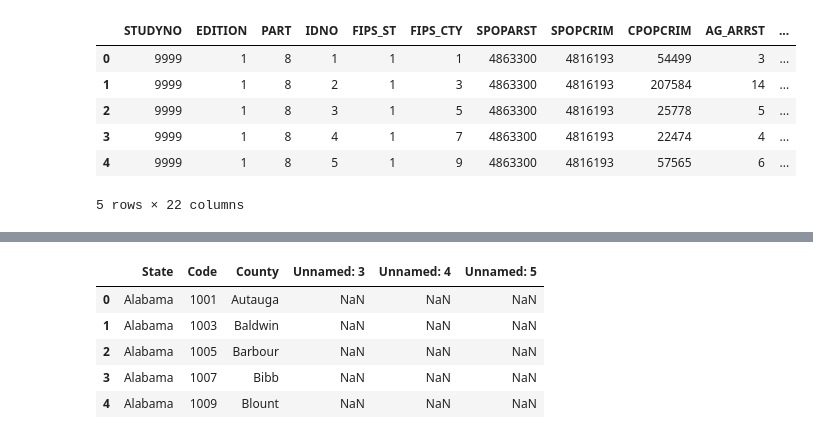
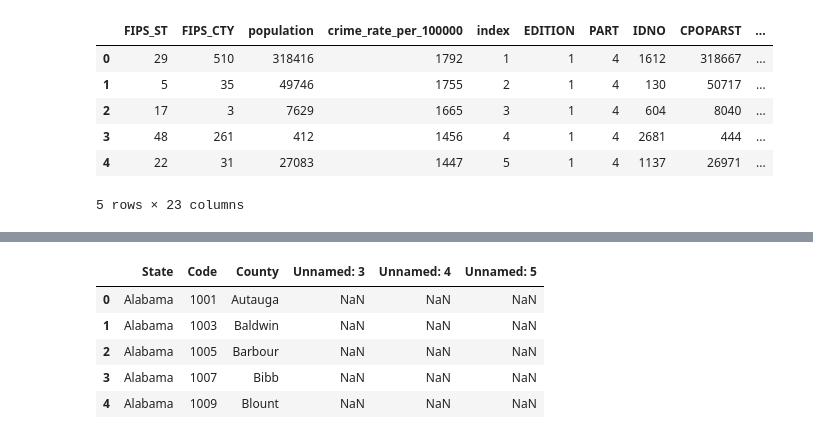
Before and after one commit to melindaeudy/Project_1, a Jupyter notebook: Project_1.ipynb, the cells around one changed output, grey strips where cells are left out. Cells and saved outputs as stored; diff of their text form; code cells hidden in the pictures.

```diff
--- a/Project_1.ipynb
+++ b/Project_1.ipynb
@@ -22,20 +22,20 @@ import datetime
 # %%
 # Part 1 - open UCR Crime Rates by County.csv file
 #----------open 37059-Codebook County Codes.csv file and merge into first file to obtain County Names
-UCR_Crime = "Resources/UCR_Crime_Rates_by_County.csv"
+UCR_Crime = "Resources/UCR_Crime_Rate_by_County.csv"
 
 # Read file and store in Pandas data frame
 UCR_Crime_df = pd.read_csv(UCR_Crime)
 UCR_Crime_df.head()
 #UCR_Crime_df.count() ----all columns had same count
 # %% [output]
-|  | STUDYNO | EDITION | PART | IDNO | FIPS_ST | FIPS_CTY | SPOPARST | SPOPCRIM | CPOPCRIM | AG_ARRST | ... |
-| 0 | 9999 | 1 | 8 | 1 | 1 | 1 | 4863300 | 4816193 | 54499 | 3 | ... |
-| 1 | 9999 | 1 | 8 | 2 | 1 | 3 | 4863300 | 4816193 | 207584 | 14 | ... |
-| 2 | 9999 | 1 | 8 | 3 | 1 | 5 | 4863300 | 4816193 | 25778 | 5 | ... |
-| 3 | 9999 | 1 | 8 | 4 | 1 | 7 | 4863300 | 4816193 | 22474 | 4 | ... |
-| 4 | 9999 | 1 | 8 | 5 | 1 | 9 | 4863300 | 4816193 | 57565 | 6 | ... |
+|  | FIPS_ST | FIPS_CTY | population | crime_rate_per_100000 | index | EDITION | PART | IDNO | CPOPARST | ... |
+| 0 | 29 | 510 | 318416 | 1792 | 1 | 1 | 4 | 1612 | 318667 | ... |
+| 1 | 5 | 35 | 49746 | 1755 | 2 | 1 | 4 | 130 | 50717 | ... |
+| 2 | 17 | 3 | 7629 | 1665 | 3 | 1 | 4 | 604 | 8040 | ... |
+| 3 | 48 | 261 | 412 | 1456 | 4 | 1 | 4 | 2681 | 444 | ... |
+| 4 | 22 | 31 | 27083 | 1447 | 5 | 1 | 4 | 1137 | 26971 | ... |
-5 rows × 22 columns
+5 rows × 23 columns
 # %%
 # FIPS-ST is the first number of the Code, FIPS_City is the last three numbers of the code.
 #-----Make FIPS_City three digits wide (adding zeros in front) and combine the two columns
```
Also changed, not shown: parts of 8 cells of this notebook, 2 other files.
